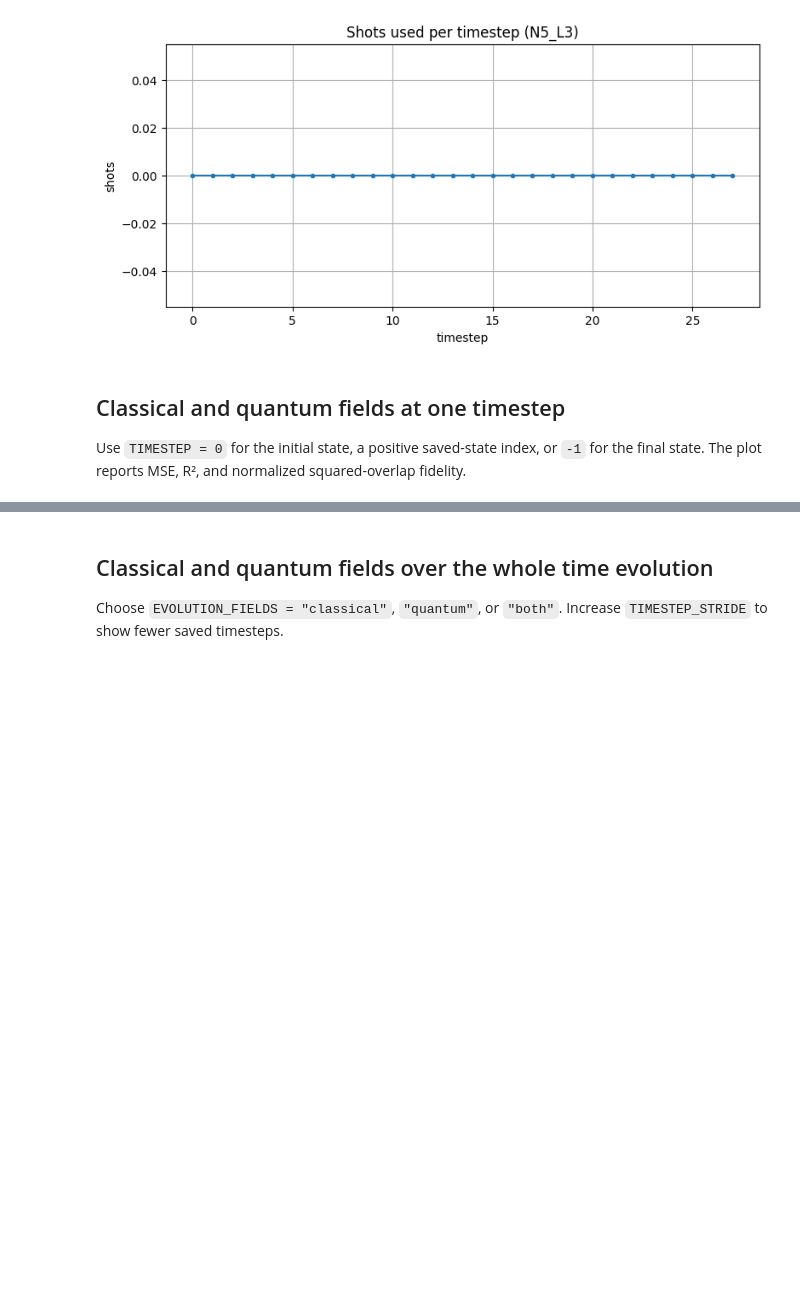
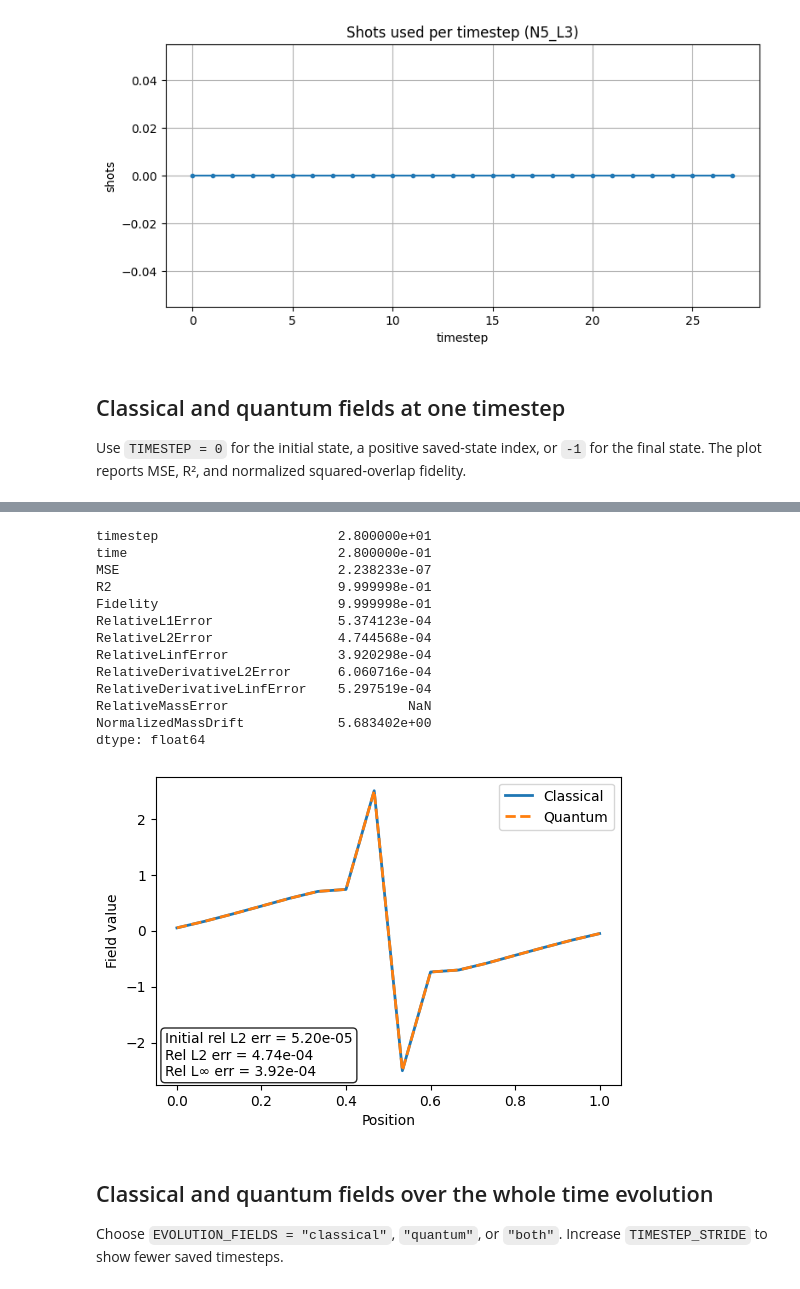
Before and after one commit to Joel-Kunk/VQCFD_quimb, a Jupyter notebook: analysis_results.ipynb, the cells around one changed output, grey strips where cells are left out. Saved outputs shown, nothing was run; the diff lists cells and outputs as text; code cells hidden in the pictures; blank space fills up the shorter version.

```diff
--- a/analysis_results.ipynb
+++ b/analysis_results.ipynb
@@ -195,5 +195,35 @@ dtype: float64
 # %%
 # fig.savefig(f"figures/single_runs/single_run_{DIR_LABEL}_{LABEL}.pdf", bbox_inches='tight')
+# %%
+DIR_LABEL = "N4"
+LABEL = "L4"
+
+run = an.load_run(DIR_LABEL, LABEL)
+TIMESTEP = -1
+
+timestep_comparison, ax, fig = an.plot_run_timestep_comparison(run, timestep=TIMESTEP)
+TIMESTEP_METRICS = [
+    "timestep", "time", "MSE", "R2", "Fidelity",
+    "RelativeL1Error", "RelativeL2Error", "RelativeLinfError",
+    "RelativeDerivativeL2Error", "RelativeDerivativeLinfError",
+    "RelativeMassError", "NormalizedMassDrift",
+]
+pd.Series({key: timestep_comparison[key] for key in TIMESTEP_METRICS})
+# %% [output]
+timestep                       2.800000e+01
+time                           2.800000e-01
+MSE                            2.238233e-07
+R2                             9.999998e-01
+Fidelity                       9.999998e-01
+RelativeL1Error                5.374123e-04
+RelativeL2Error                4.744568e-04
+RelativeLinfError              3.920298e-04
+RelativeDerivativeL2Error      6.060716e-04
+RelativeDerivativeLinfError    5.297519e-04
+RelativeMassError                       NaN
+NormalizedMassDrift            5.683402e+00
+dtype: float64
+[figure, added]
 # %% [markdown]
 ## Classical and quantum fields over the whole time evolution
 
```
Also changed, not shown: parts of 4 cells of this notebook, 2 other files.
